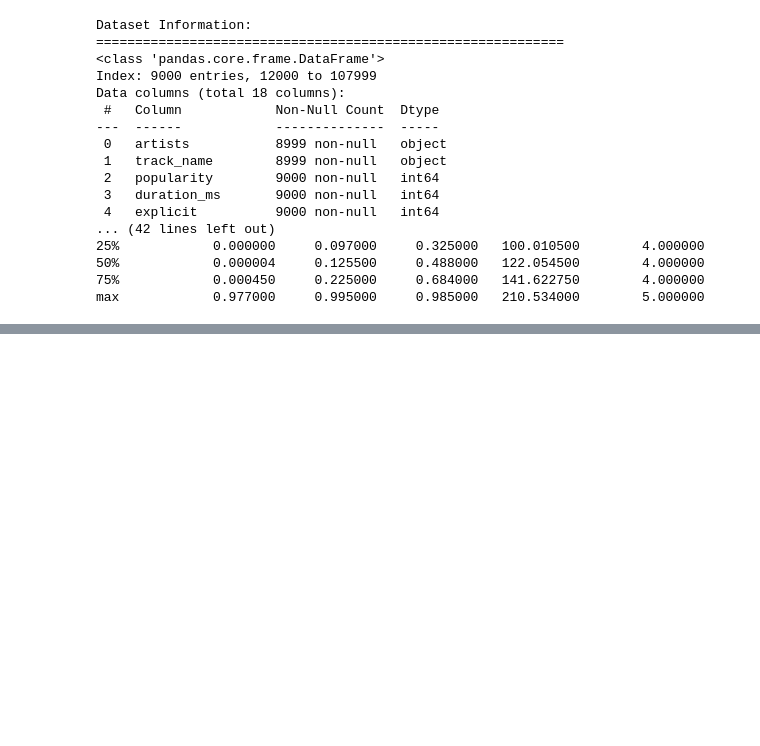
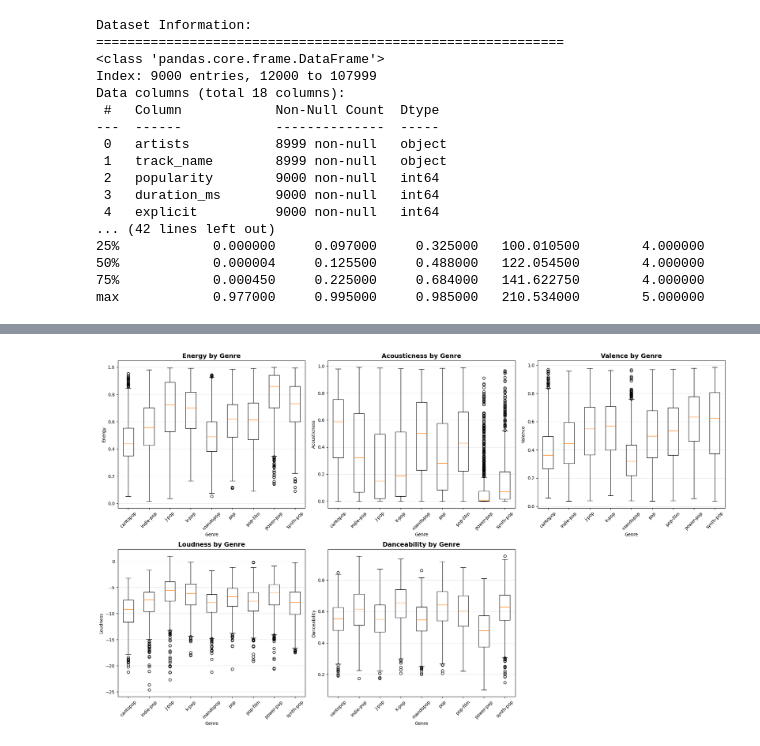
Before and after one commit to jonathandeng34/spotify-recommendation, a Jupyter notebook: cleaning_and_eda.ipynb, the cells around one changed output, grey strips where cells are left out. Saved outputs shown, nothing was run; the diff lists cells and outputs as text; code cells hidden in the pictures; blank space fills up the shorter version.

Commit message:
consistency across files

```diff
--- a/cleaning_and_eda.ipynb
+++ b/cleaning_and_eda.ipynb
@@ -488,0 +546,23 @@ max            0.977000     0.995000     0.985000   210.534000        5.000000
+# %%
+# Box plots comparing all 5 features across pop genres
+fig, axes = plt.subplots(2, 3, figsize=(20, 12))
+axes = axes.flatten()
+
+for i, feature in enumerate(key_features):
+    data_to_plot = [pop_df_cleaned[pop_df_cleaned['track_genre'] == genre][feature].values
+                    for genre in sorted(pop_genres)]
+
+    axes[i].boxplot(data_to_plot, labels=sorted(pop_genres))
+    axes[i].set_title(f'{feature.capitalize()} by Genre', fontsize=14, fontweight='bold')
+    axes[i].set_xlabel('Genre')
+    axes[i].set_ylabel(feature.capitalize())
+    axes[i].tick_params(axis='x', rotation=45)
+    axes[i].grid(alpha=0.3, axis='y')
+
+# Hide the extra subplot
+axes[5].axis('off')
+
+plt.tight_layout()
+plt.show()
+# %% [output]
+[figure, added]
```
Also changed, not shown: parts of 6 cells of this notebook, 4 other files.
